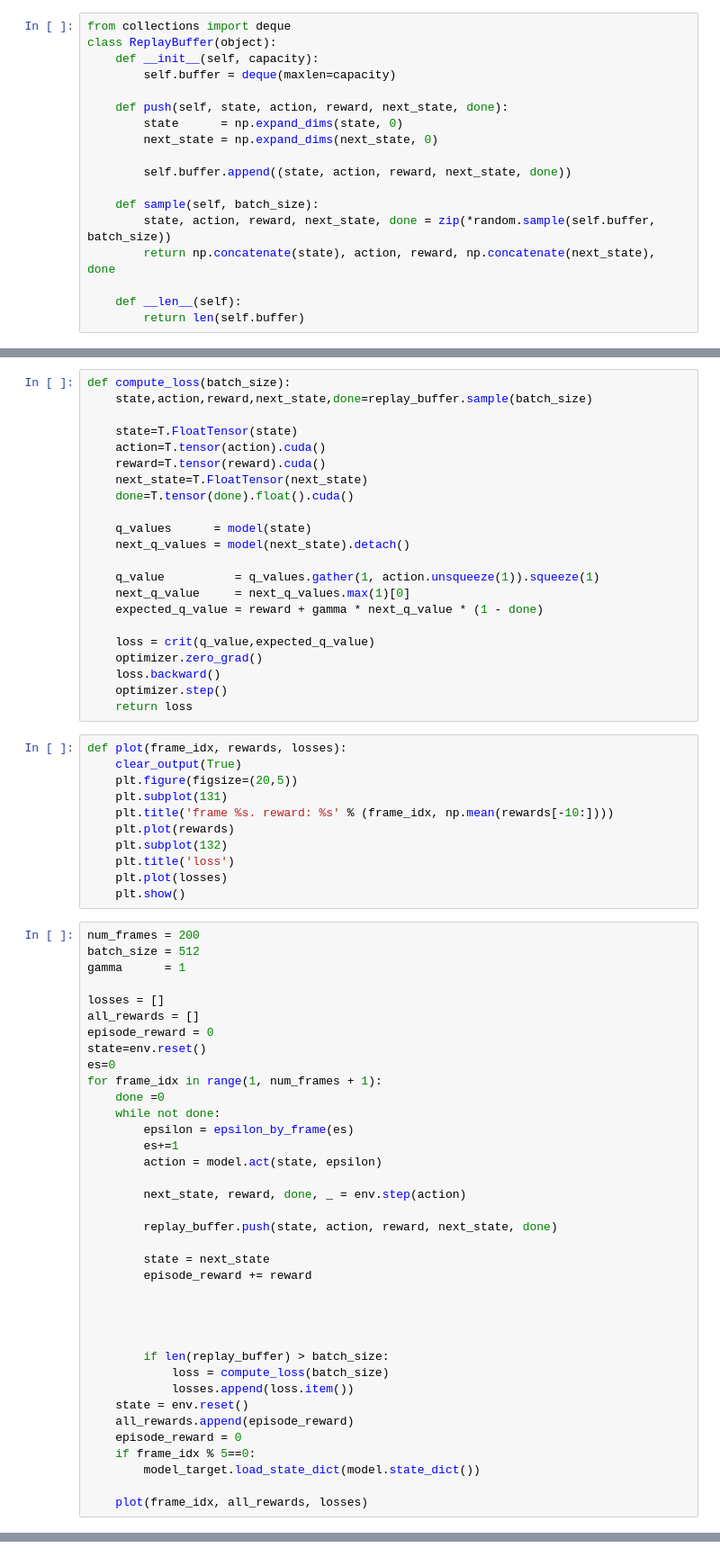
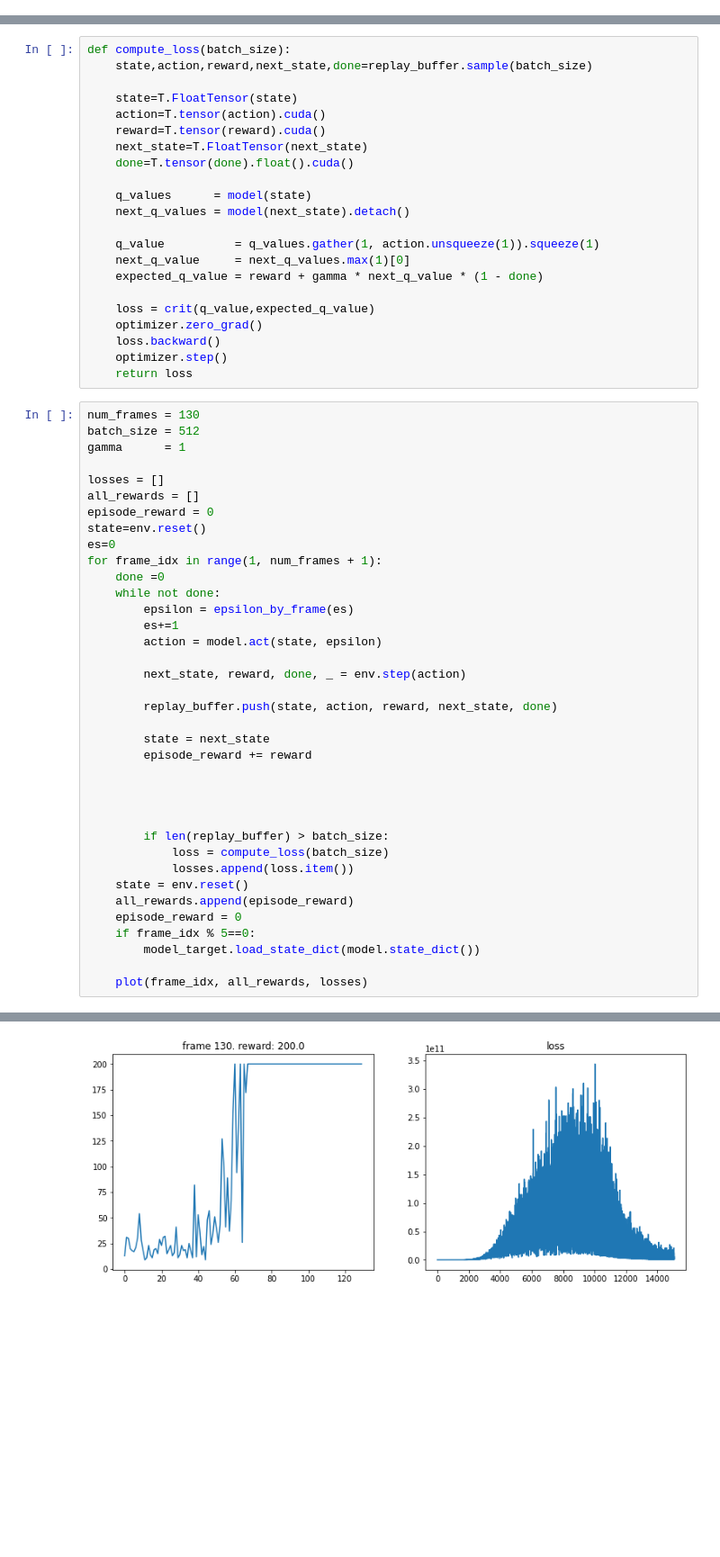
Before and after one commit to relar-Ritik/RL-Algorithms, a Jupyter notebook: cartpole.ipynb, the cells around one changed output, grey strips where cells are left out. Shown at 90% size. Cells and saved outputs as stored; diff of their text form; blank space fills up the shorter version.

```diff
--- a/cartpole.ipynb
+++ b/cartpole.ipynb
@@ -11,21 +12,3 @@ import matplotlib.pyplot as plt
-# %%
-from collections import deque
-class ReplayBuffer(object):
-    def __init__(self, capacity):
-        self.buffer = deque(maxlen=capacity)
-
-    def push(self, state, action, reward, next_state, done):
-        state      = np.expand_dims(state, 0)
-        next_state = np.expand_dims(next_state, 0)
-
-        self.buffer.append((state, action, reward, next_state, done))
-
-    def sample(self, batch_size):
-        state, action, reward, next_state, done = zip(*random.sample(self.buffer, batch_size))
-        return np.concatenate(state), action, reward, np.concatenate(next_state), done
-
-    def __len__(self):
-        return len(self.buffer)
 # %%
 epsilon_start = 1.0
 epsilon_final = 0.01
@@ -102,19 +78,8 @@ def compute_loss(batch_size):
     loss.backward()
     optimizer.step()
     return loss
-# %%
-def plot(frame_idx, rewards, losses):
-    clear_output(True)
-    plt.figure(figsize=(20,5))
-    plt.subplot(131)
-    plt.title('frame %s. reward: %s' % (frame_idx, np.mean(rewards[-10:])))
-    plt.plot(rewards)
-    plt.subplot(132)
-    plt.title('loss')
-    plt.plot(losses)
-    plt.show()
 # %%
-num_frames = 200
+num_frames = 130
 batch_size = 512
 gamma      = 1
 
@@ -154,0 +119 @@ KeyboardInterrupt:
+[figure, added]
```
Also changed, not shown: parts of 9 cells of this notebook.
